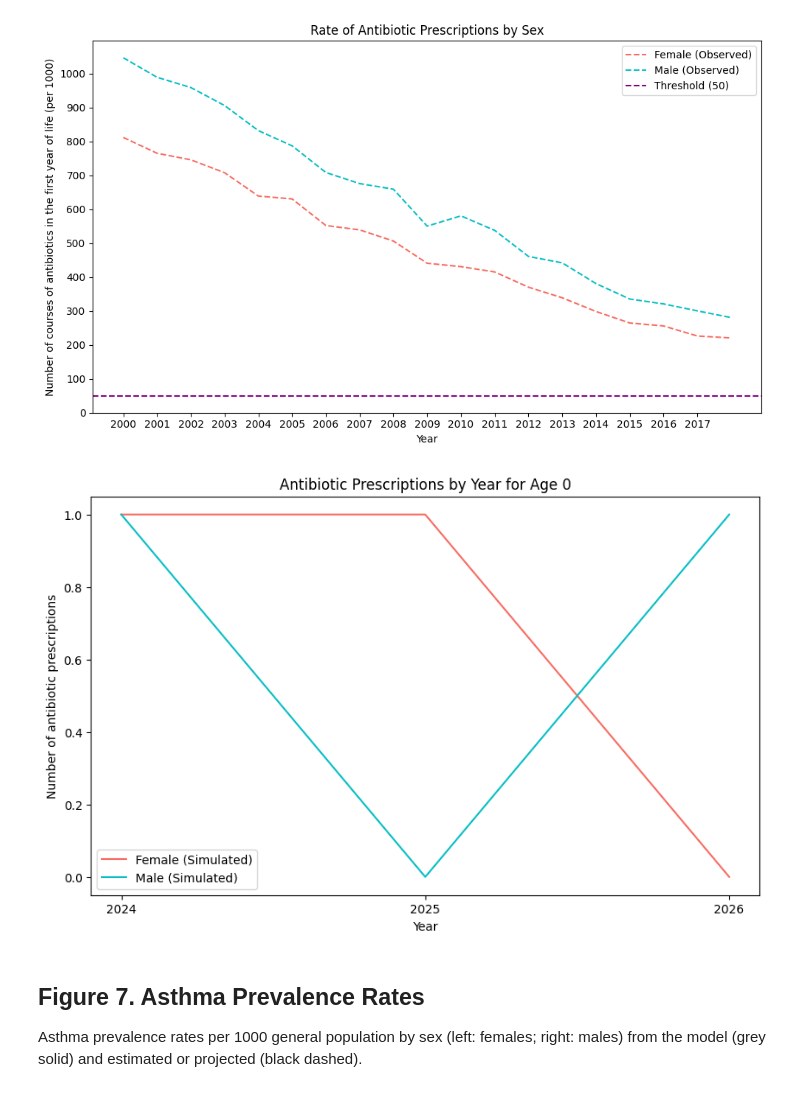
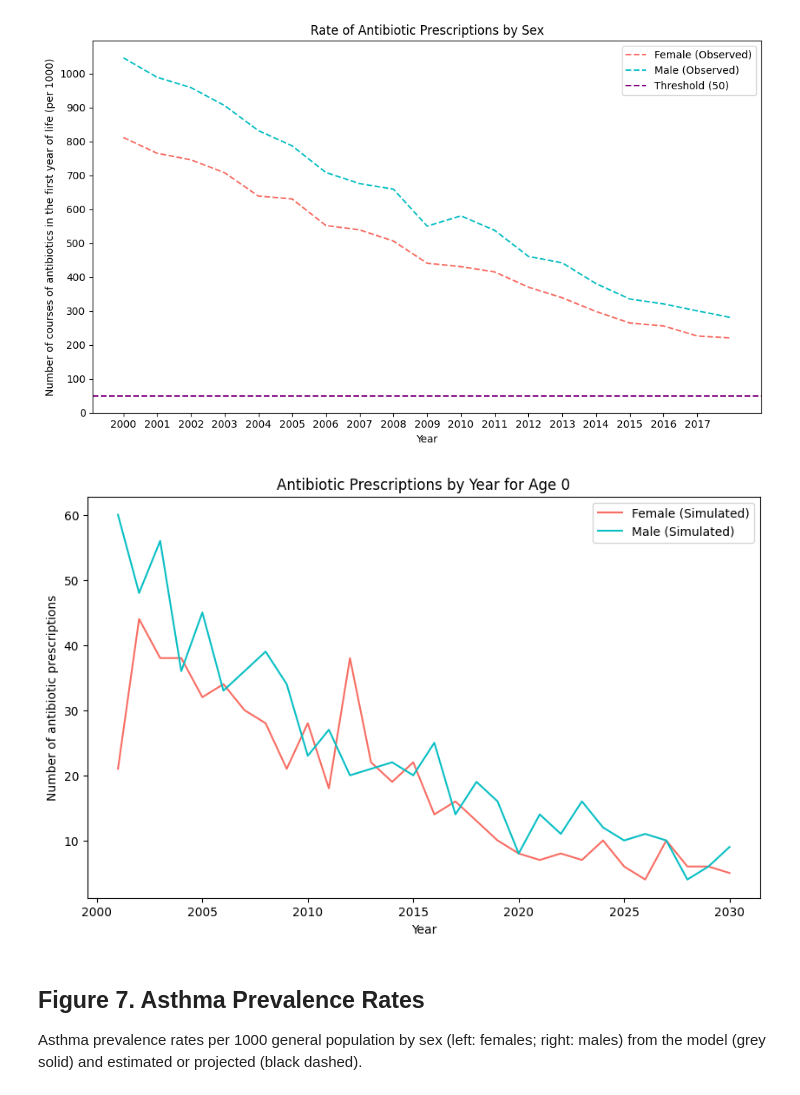
Before and after one commit to resplab/leap, a Jupyter notebook: validation.ipynb, the cells around one changed output. Drawn from its saved outputs; the diff is of its cells as text; code cells hidden in the pictures.

```diff
--- a/validation.ipynb
+++ b/validation.ipynb
@@ -26,8 +26,7 @@ leap --run-simulation --time-horizon <TIME_HORIZON> --num-births-initial <N_BIRT
 # %%
 # set output path to output/jupter folder in root
 RUN_BUNDLE_NAME = "2001-30-CA-M3-100-110"  # REPLACE WITH YOUR DESIRED SIMULATION RUN
-PATH_OUTPUT = "PATH/TO/OUTPUT"  # Replace with the path to the output folder
-PATH_OUTPUT = "/Users/work/Coding/RESP/leap/output/tmp/"
+PATH_OUTPUT = "output"
 PROVINCE = "CA"
 STARTING_YEAR = 2024
 PROJECTION_SCENARIO = "LG"
@@ -168,7 +167,7 @@ plt.show()
 # %%
 # Read in antibiotic data from simulation
 simulation_infant_abx_df = pd.read_csv(
-    pathlib.Path(PATH_OUTPUT, "outcome_matrix_antibiotic_exposure.csv")
+    pathlib.Path(PATH_OUTPUT, f"{RUN_BUNDLE_NAME}/outcome_matrix_antibiotic_exposure.csv")
 )
 simulation_infant_abx_df['sex'] = simulation_infant_abx_df['sex'].map(
     lambda x: "Female" if x == "F" else "Male"
@@ -181,35 +180,34 @@ simulation_age0_abx_df = simulation_infant_abx_df.query("age == 0")
 # Plotting
 plt.figure(figsize=(10, 6))
 
 # Plot for Female
 simulation_age0_abx_F_df = simulation_age0_abx_df.query("sex == 'Female'")
 plt.plot(
     simulation_age0_abx_F_df['year'],
     simulation_age0_abx_F_df['n_antibiotic_exposure'],
     label='Female (Simulated)',
     color=sex_colour_dict['Female'],
     linestyle='solid'
 )
 
 # Plot for Male
 simulation_age0_abx_M_df = simulation_age0_abx_df.query("sex == 'Male'")
 plt.plot(
     simulation_age0_abx_M_df['year'],
     simulation_age0_abx_M_df['n_antibiotic_exposure'],
     label='Male (Simulated)',
     color=sex_colour_dict['Male'],
     linestyle='solid'
 )
 
 # Additional elements
 plt.xlabel("Year")
 plt.ylabel("Number of antibiotic prescriptions")
-plt.xticks(figure_years)
 plt.title("Antibiotic Prescriptions by Year for Age 0")
 plt.legend()
 plt.show()
 # %% [output]
-[figure, old version]
+[figure, new version]
 # %% [markdown]
 ## Figure 7. Asthma Prevalence Rates
 
```
Also changed, not shown: parts of 6 cells of this notebook.
